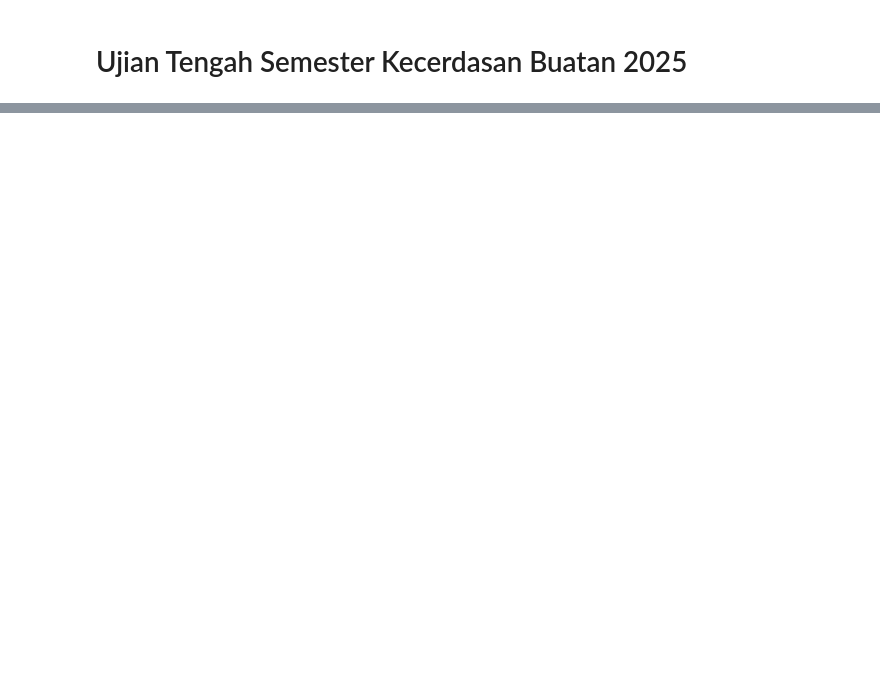
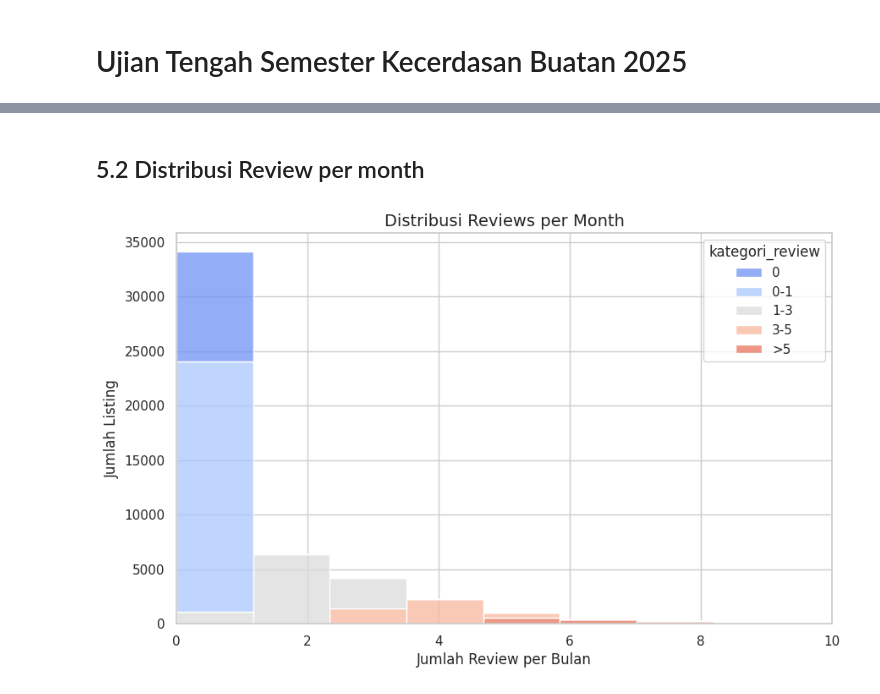
Before and after one commit to IlhamThrq/AI_TI-1B_2025, a Jupyter notebook: MuhammadIlhamRijalThaariq_UTS.ipynb, the cells around one changed output, grey strips where cells are left out. Cells and saved outputs as stored; diff of their text form; code cells hidden in the pictures; blank space fills up the shorter version.

```diff
--- a/MuhammadIlhamRijalThaariq_UTS.ipynb
+++ b/MuhammadIlhamRijalThaariq_UTS.ipynb
@@ -126,0 +251,16 @@ KESIMPULAN:
+# %% [markdown]
+## 5.2 Distribusi Review per month
+# %%
+df_airbnb['kategori_review'] = pd.cut(df_airbnb['reviews_per_month'],
+    bins=[-0.01, 0, 1, 3, 5, df_airbnb['reviews_per_month'].max()],
+    labels=['0', '0-1', '1-3', '3-5', '>5'])
+plt.figure(figsize=(10,6))
+sns.histplot(data=df_airbnb, x='reviews_per_month', hue='kategori_review',
+             bins=50, palette='coolwarm', multiple='stack')
+plt.title("Distribusi Reviews per Month")
+plt.xlabel("Jumlah Review per Bulan")
+plt.ylabel("Jumlah Listing")
+plt.xlim(0, 10)
+plt.show()
+# %% [output]
+[figure, added]
```
Also changed, not shown: parts of 51 cells of this notebook.
